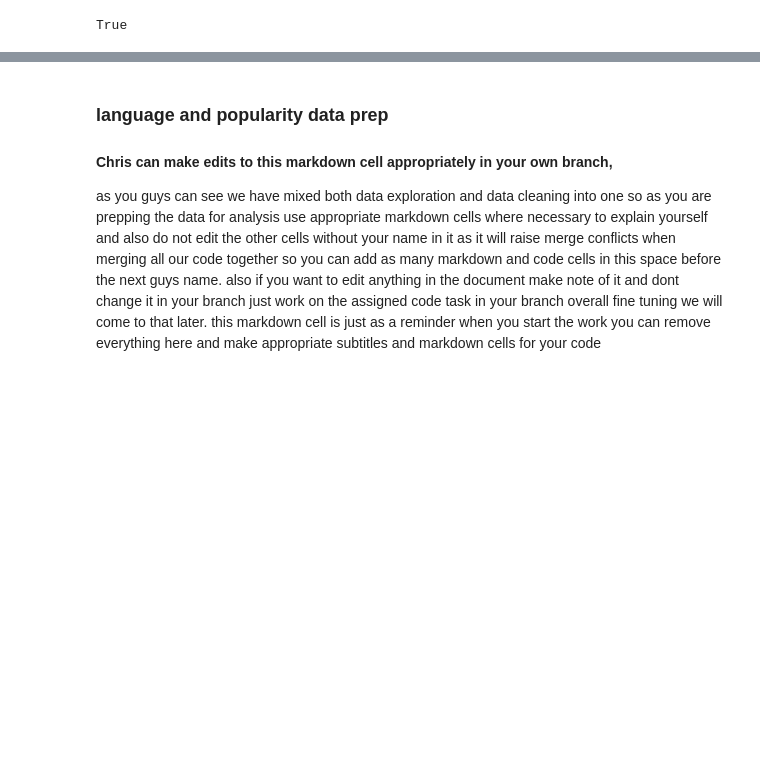
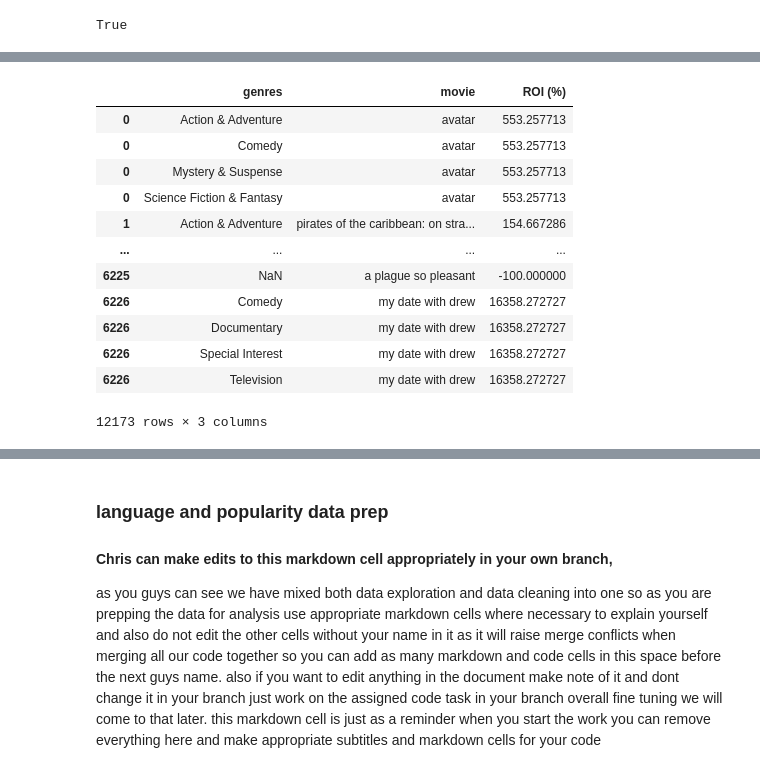
Before and after one commit to Tdoggie/phase-2-project, a Jupyter notebook: index.ipynb, the cells around one changed output, grey strips where cells are left out. Cells and saved outputs as stored; diff of their text form; code cells hidden in the pictures; blank space fills up the shorter version.

```diff
--- a/index.ipynb
+++ b/index.ipynb
@@ -352,0 +465,30 @@ this markdown cell is just as a reminder when you start the work you can remove
+# %%
+## We progress to have movies selected by individual genres
+# This will basically increase the row sizes
+# The code is as below:
+
+# First, split genres into a list
+final_table['genres'] = final_table['genres'].str.split(',')
+
+# Then, explode the list into separate rows
+exploded_table = final_table.explode('genres')
+
+# Optional: Remove extra spaces around genre names
+exploded_table['genres'] = exploded_table['genres'].str.strip()
+
+# View the result
+exploded_table
+# %% [output]
+|  | genres | movie | ROI (%) |
+| 0 | Action & Adventure | avatar | 553.257713 |
+| 0 | Comedy | avatar | 553.257713 |
+| 0 | Mystery & Suspense | avatar | 553.257713 |
+| 0 | Science Fiction & Fantasy | avatar | 553.257713 |
+| 1 | Action & Adventure | pirates of the caribbean: on stra... | 154.667286 |
+| ... | ... | ... | ... |
+| 6225 | NaN | a plague so pleasant | -100.000000 |
+| 6226 | Comedy | my date with drew | 16358.272727 |
+| 6226 | Documentary | my date with drew | 16358.272727 |
+| 6226 | Special Interest | my date with drew | 16358.272727 |
+| 6226 | Television | my date with drew | 16358.272727 |
+12173 rows × 3 columns
```
Also changed, not shown: parts of 5 cells of this notebook.
